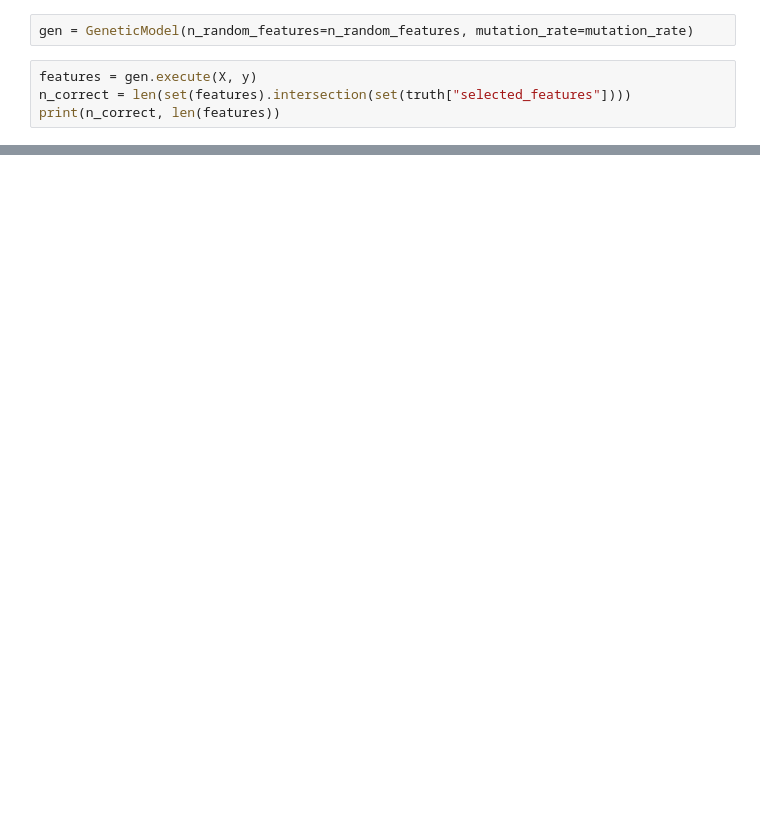
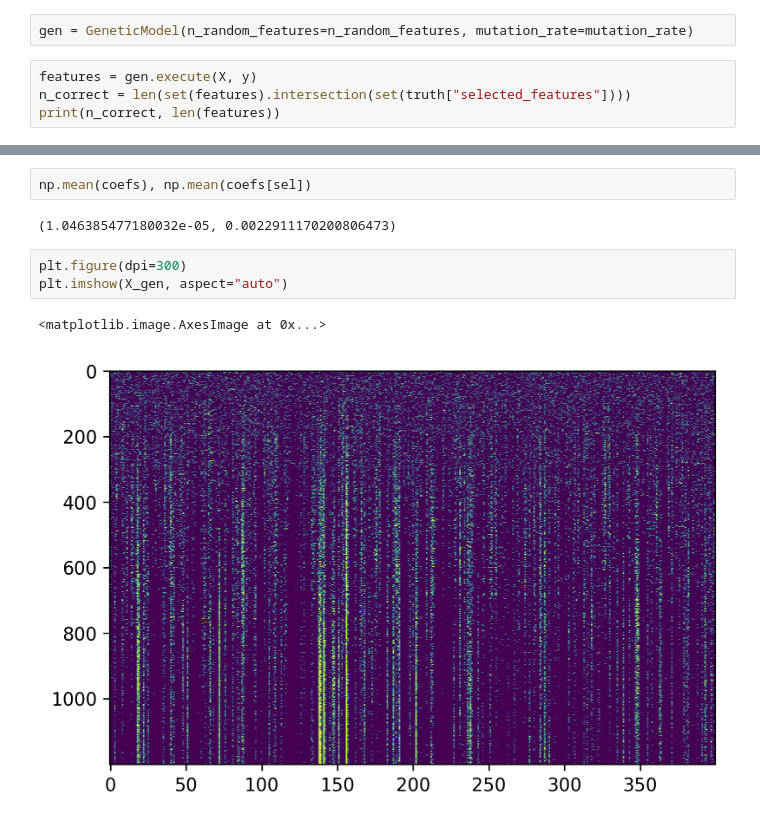
Before and after one commit to UtrechtUniversity/protosc, a Jupyter notebook: examples/genetic.ipynb, the cells around one changed output, grey strips where cells are left out. Cells and saved outputs as stored; diff of their text form; blank space fills up the shorter version.

```diff
--- a/examples/genetic.ipynb
+++ b/examples/genetic.ipynb
@@ -25,0 +65,10 @@ print(n_correct, len(features))
+# %%
+np.mean(coefs), np.mean(coefs[sel])
+# %% [output]
+(1.046385477180032e-05, 0.0022911170200806473)
+# %%
+plt.figure(dpi=300)
+plt.imshow(X_gen, aspect="auto")
+# %% [output]
+<matplotlib.image.AxesImage at 0x...>
+[figure, added]
```
Also changed, not shown: parts of 11 cells of this notebook, 4 other files.
